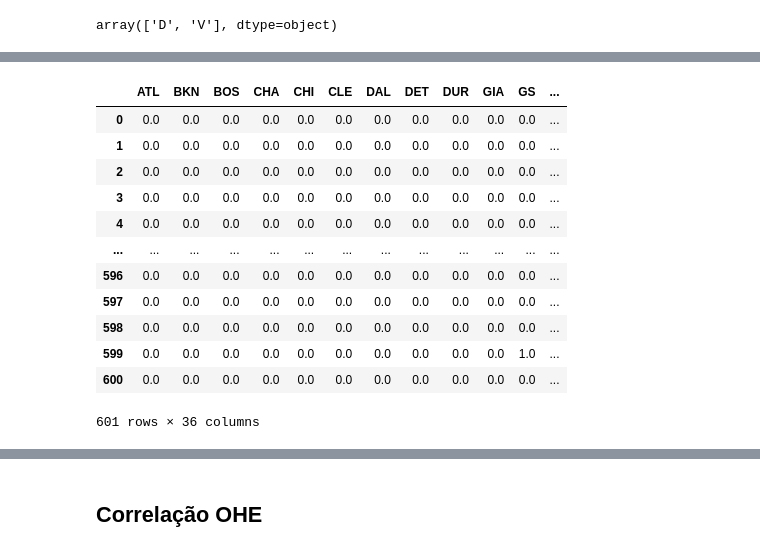
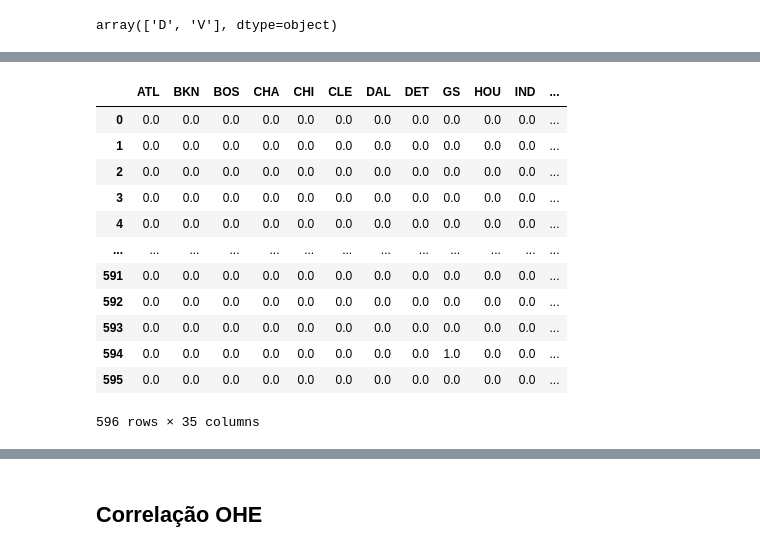
Before and after one commit to victorpecine/nba_data_science, a Jupyter notebook: nba_stats_jokic.ipynb, the cells around one changed output, grey strips where cells are left out. Saved outputs shown, nothing was run; the diff lists cells and outputs as text; code cells hidden in the pictures.

```diff
--- a/nba_stats_jokic.ipynb
+++ b/nba_stats_jokic.ipynb
@@ -257,4 +370,5 @@ df_stats_jokic.head()
 df_stats_jokic = pd.read_csv('/content/drive/MyDrive/NBA Analysis/nba_stats_jokic_ajustado.csv',
                              encoding='utf-8',
                              sep=',')
-df_stats_jokic.head()
+
+df_stats_jokic = df_stats_jokic[df_stats_jokic['Adversario'] != 'ALL'].copy()  # Remova as linhas com dados do All-Star
@@ -567,0 +694,6 @@ df_stats_jokic_vitoria_derrota_ohe
+# %%
+conferencias_sem_repeticao = df_stats_jokic['Conferencia'].unique()
+
+conferencias_colunas = np.sort(np.array(conferencias_sem_repeticao))  # Ordem alfabética
+
+conferencias_colunas
@@ -567,0 +702,4 @@ df_stats_jokic_vitoria_derrota_ohe
+# %%
+conferencias_sem_categoricas = ohe.fit_transform(df_stats_jokic[['Conferencia']]).toarray()
+# %%
+df_stats_jokic_conferencias_ohe = pd.DataFrame(conferencias_sem_categoricas, columns=conferencias_colunas)
@@ -568,21 +722,24 @@ df_stats_jokic_vitoria_derrota_ohe
 # %%
-df_stats_jokic_sem_categoricas = pd.concat([df_stats_jokic_adv_casa_fora_ohe, df_stats_jokic_vitoria_derrota_ohe], axis=1)
+df_stats_jokic_sem_categoricas = pd.concat([df_stats_jokic_adv_casa_fora_ohe,
+                                            df_stats_jokic_vitoria_derrota_ohe,
+                                            df_stats_jokic_conferencias_ohe],
+                                           axis=1)
 
 df_stats_jokic_sem_categoricas
 # %% [output]
-|  | ATL | BKN | BOS | CHA | CHI | CLE | DAL | DET | DUR | GIA | GS | ... |
+|  | ATL | BKN | BOS | CHA | CHI | CLE | DAL | DET | GS | HOU | IND | ... |
 | 0 | 0.0 | 0.0 | 0.0 | 0.0 | 0.0 | 0.0 | 0.0 | 0.0 | 0.0 | 0.0 | 0.0 | ... |
 | 1 | 0.0 | 0.0 | 0.0 | 0.0 | 0.0 | 0.0 | 0.0 | 0.0 | 0.0 | 0.0 | 0.0 | ... |
 | 2 | 0.0 | 0.0 | 0.0 | 0.0 | 0.0 | 0.0 | 0.0 | 0.0 | 0.0 | 0.0 | 0.0 | ... |
 | 3 | 0.0 | 0.0 | 0.0 | 0.0 | 0.0 | 0.0 | 0.0 | 0.0 | 0.0 | 0.0 | 0.0 | ... |
 | 4 | 0.0 | 0.0 | 0.0 | 0.0 | 0.0 | 0.0 | 0.0 | 0.0 | 0.0 | 0.0 | 0.0 | ... |
 | ... | ... | ... | ... | ... | ... | ... | ... | ... | ... | ... | ... | ... |
-| 596 | 0.0 | 0.0 | 0.0 | 0.0 | 0.0 | 0.0 | 0.0 | 0.0 | 0.0 | 0.0 | 0.0 | ... |
-| 597 | 0.0 | 0.0 | 0.0 | 0.0 | 0.0 | 0.0 | 0.0 | 0.0 | 0.0 | 0.0 | 0.0 | ... |
-| 598 | 0.0 | 0.0 | 0.0 | 0.0 | 0.0 | 0.0 | 0.0 | 0.0 | 0.0 | 0.0 | 0.0 | ... |
-| 599 | 0.0 | 0.0 | 0.0 | 0.0 | 0.0 | 0.0 | 0.0 | 0.0 | 0.0 | 0.0 | 1.0 | ... |
-| 600 | 0.0 | 0.0 | 0.0 | 0.0 | 0.0 | 0.0 | 0.0 | 0.0 | 0.0 | 0.0 | 0.0 | ... |
+| 591 | 0.0 | 0.0 | 0.0 | 0.0 | 0.0 | 0.0 | 0.0 | 0.0 | 0.0 | 0.0 | 0.0 | ... |
+| 592 | 0.0 | 0.0 | 0.0 | 0.0 | 0.0 | 0.0 | 0.0 | 0.0 | 0.0 | 0.0 | 0.0 | ... |
+| 593 | 0.0 | 0.0 | 0.0 | 0.0 | 0.0 | 0.0 | 0.0 | 0.0 | 0.0 | 0.0 | 0.0 | ... |
+| 594 | 0.0 | 0.0 | 0.0 | 0.0 | 0.0 | 0.0 | 0.0 | 0.0 | 1.0 | 0.0 | 0.0 | ... |
+| 595 | 0.0 | 0.0 | 0.0 | 0.0 | 0.0 | 0.0 | 0.0 | 0.0 | 0.0 | 0.0 | 0.0 | ... |
-601 rows × 36 columns
+596 rows × 35 columns
 # %%
 df_stats_jokic_ohe = pd.concat([df_stats_jokic_ohe, df_stats_jokic_sem_categoricas], axis=1)
 
```
Also changed, not shown: parts of 42 cells of this notebook, 2 other files.
